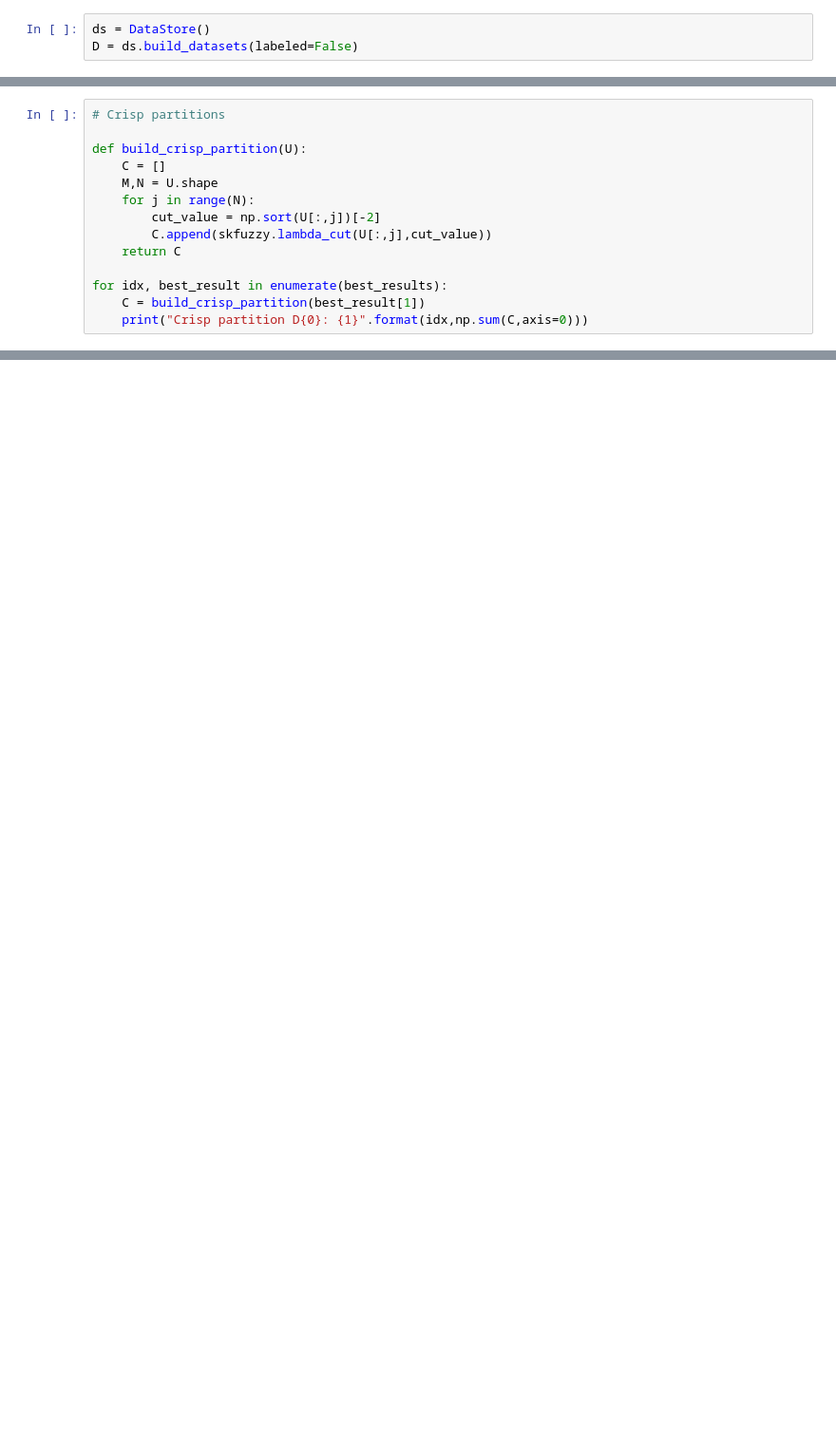
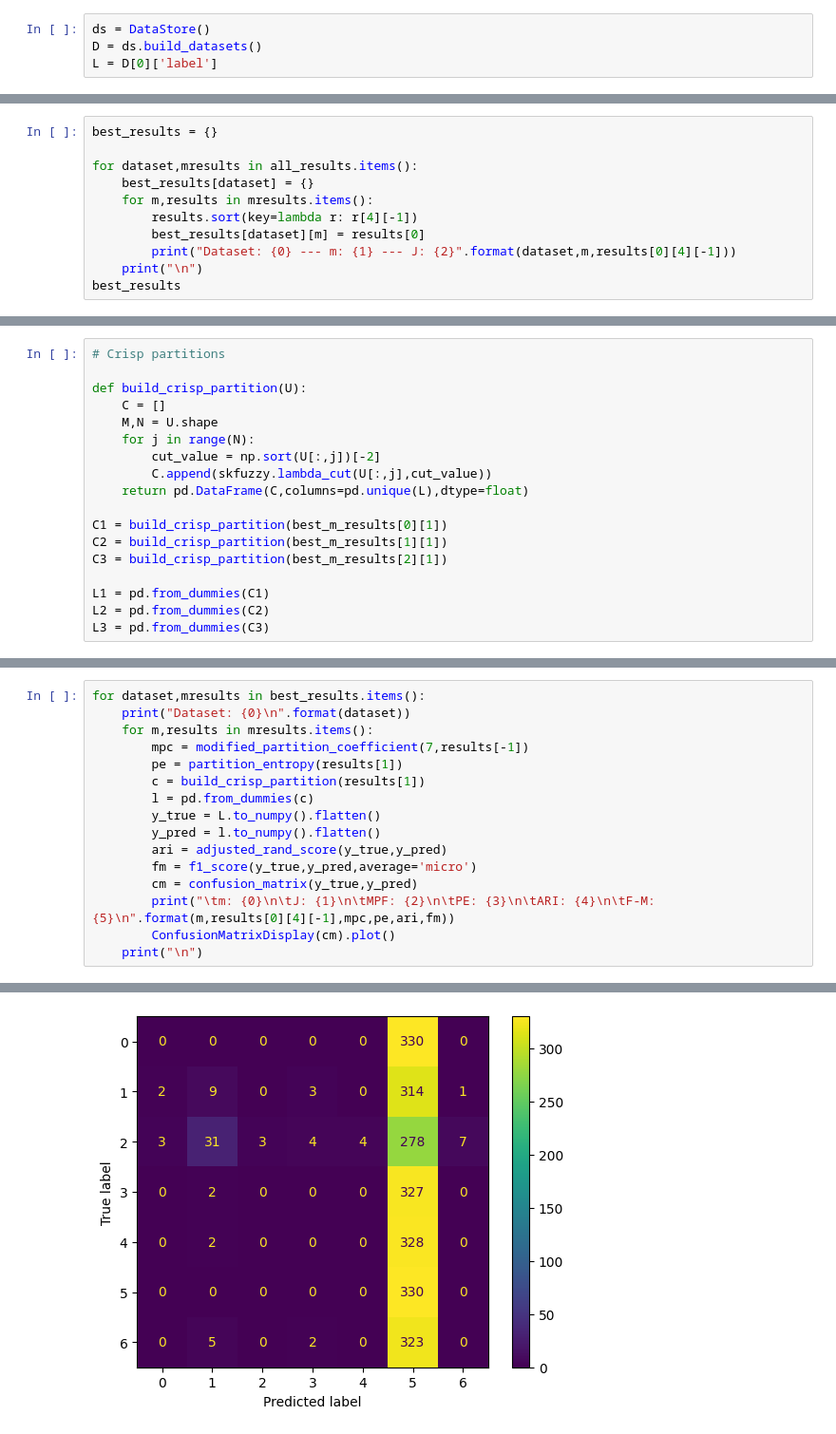
Before and after one commit to MatheusRDG/machine_learning_ufpe_2023, a Jupyter notebook: Q1.ipynb, the cells around one changed output, grey strips where cells are left out. Shown at 95% size. Cells and saved outputs as stored; diff of their text form; blank space fills up the shorter version.

Commit message:
Add ARI, F1 and confusion matrix

```diff
--- a/Q1.ipynb
+++ b/Q1.ipynb
@@ -6,6 +7,7 @@ from utils.datastore import *
 # %%
 ds = DataStore()
-D = ds.build_datasets(labeled=False)
+D = ds.build_datasets()
+L = D[0]['label']
 # %%
 # Hyperparameters:
 metric = 'cityblock'
@@ -35,0 +33,11 @@ best_results = [ results[0] for results in all_results ]
+# %%
+best_results = {}
+
+for dataset,mresults in all_results.items():
+    best_results[dataset] = {}
+    for m,results in mresults.items():
+        results.sort(key=lambda r: r[4][-1])
+        best_results[dataset][m] = results[0]
+        print("Dataset: {0} --- m: {1} --- J: {2}".format(dataset,m,results[0][4][-1]))
+    print("\n")
+best_results
@@ -68,8 +127,12 @@ def build_crisp_partition(U):
     for j in range(N):
         cut_value = np.sort(U[:,j])[-2]
         C.append(skfuzzy.lambda_cut(U[:,j],cut_value))
-    return C
+    return pd.DataFrame(C,columns=pd.unique(L),dtype=float)
 
-for idx, best_result in enumerate(best_results):
-    C = build_crisp_partition(best_result[1])
-    print("Crisp partition D{0}: {1}".format(idx,np.sum(C,axis=0)))
+C1 = build_crisp_partition(best_m_results[0][1])
+C2 = build_crisp_partition(best_m_results[1][1])
+C3 = build_crisp_partition(best_m_results[2][1])
+
+L1 = pd.from_dummies(C1)
+L2 = pd.from_dummies(C2)
+L3 = pd.from_dummies(C3)
@@ -81,0 +156,17 @@ Crisp partition D2: [451 299 329   7 258 655 309]
+# %%
+for dataset,mresults in best_results.items():
+    print("Dataset: {0}\n".format(dataset))
+    for m,results in mresults.items():
+        mpc = modified_partition_coefficient(7,results[-1])
+        pe = partition_entropy(results[1])
+        c = build_crisp_partition(results[1])
+        l = pd.from_dummies(c)
+        y_true = L.to_numpy().flatten()
+        y_pred = l.to_numpy().flatten()
+        ari = adjusted_rand_score(y_true,y_pred)
+        fm = f1_score(y_true,y_pred,average='micro')
+        cm = confusion_matrix(y_true,y_pred)
+        print("\tm: {0}\n\tJ: {1}\n\tMPF: {2}\n\tPE: {3}\n\tARI: {4}\n\tF-M: {5}\n".format(m,results[0][4][-1],mpc,pe,ari,fm))
+        ConfusionMatrixDisplay(cm).plot()
+    print("\n")
+# %% [output]
@@ -81,0 +190 @@ Crisp partition D2: [451 299 329   7 258 655 309]
+[figure, added]
```
Also changed, not shown: parts of 9 cells of this notebook.
